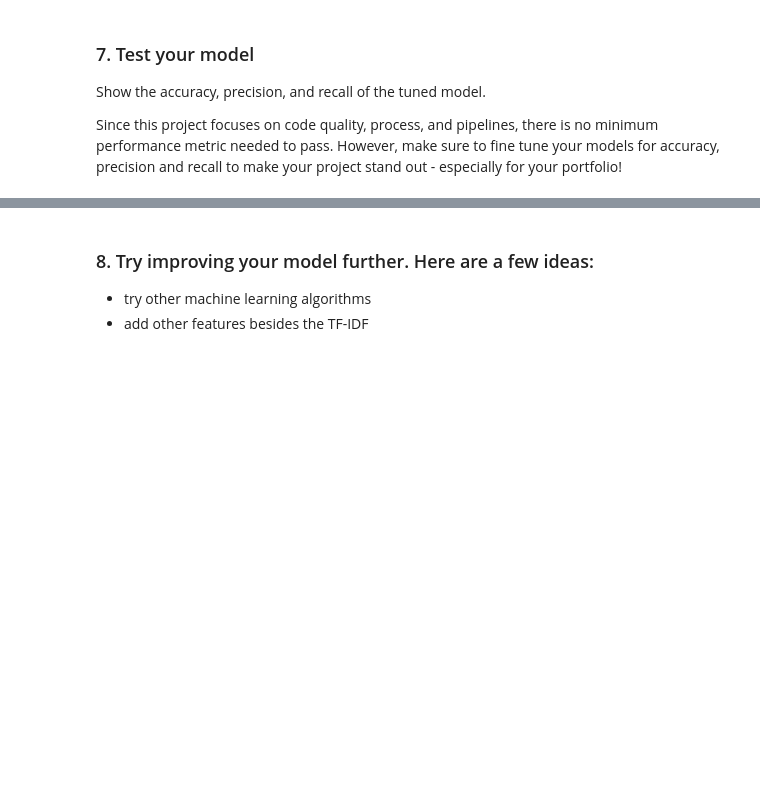
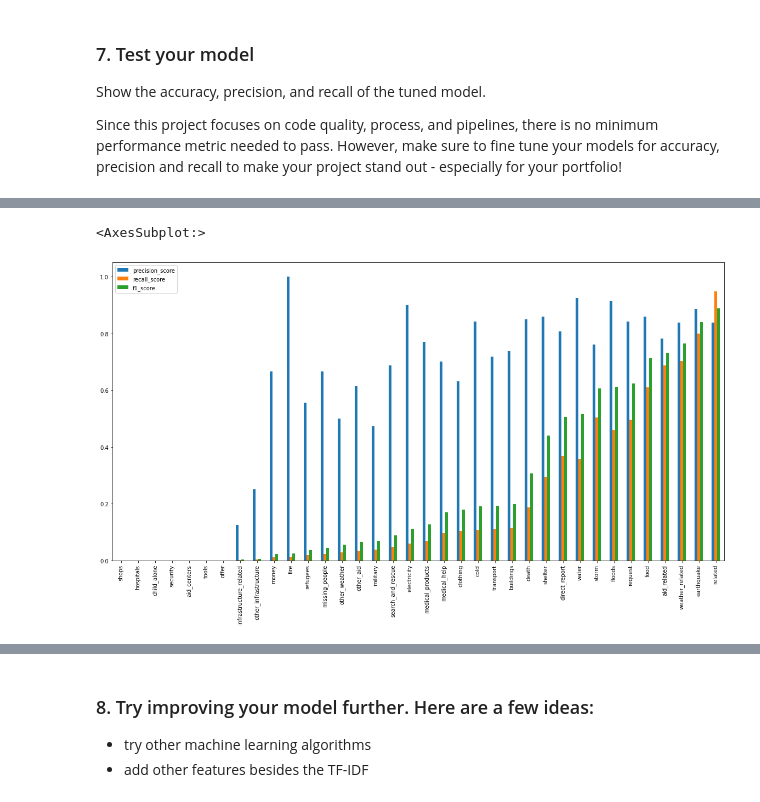
Before and after one commit to guischmitd/disaster-response-classifier, a Jupyter notebook: notebooks/ML Pipeline Preparation.ipynb, the cells around one changed output, grey strips where cells are left out. Cells and saved outputs as stored; diff of their text form; code cells hidden in the pictures; blank space fills up the shorter version.

```diff
--- a/notebooks/ML Pipeline Preparation.ipynb
+++ b/notebooks/ML Pipeline Preparation.ipynb
@@ -226,0 +241,11 @@ cv =
+# %%
+parameters = {
+    'clf__estimator__max_depth': [3, 5, 8],
+    'clf__estimator__n_estimators': [20, 50, 100, 200],
+    'clf__estimator': [RandomForestClassifier(), GradientBoostingClassifier()],
+    'clf__n_jobs': [-1]
+}
+
+cv = GridSearchCV(pipeline, parameters, verbose=4)
+# %%
+cv.fit(X, Y)
@@ -229,3 +284,5 @@ cv =
 Show the accuracy, precision, and recall of the tuned model.
 
 Since this project focuses on code quality, process, and  pipelines, there is no minimum performance metric needed to pass. However, make sure to fine tune your models for accuracy, precision and recall to make your project stand out - especially for your portfolio!
+# %%
+y_pred = cv.predict(X_test)
@@ -231,0 +297,3 @@ Since this project focuses on code quality, process, and  pipelines, there is no
+# %%
+cv_res = eval_metrics_per_category(y_test, y_pred)
+cv_res
@@ -231,0 +318,5 @@ Since this project focuses on code quality, process, and  pipelines, there is no
+# %%
+cv_res[['precision_score', 'recall_score', 'f1_score']].sort_values('f1_score').plot.bar(figsize=(20, 10))
+# %% [output]
+<AxesSubplot:>
+[figure, added]
```
Also changed, not shown: parts of 31 cells of this notebook, 29 other files.
